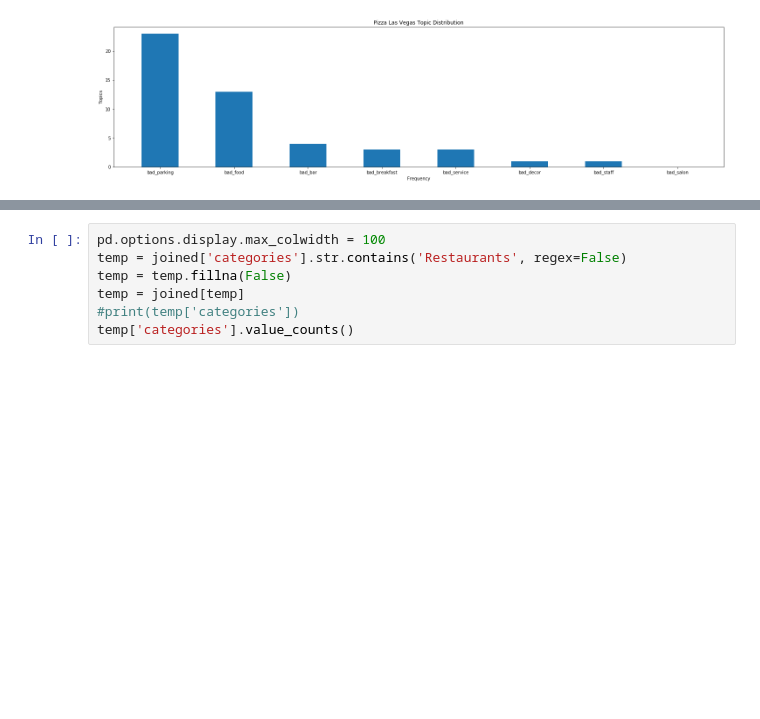
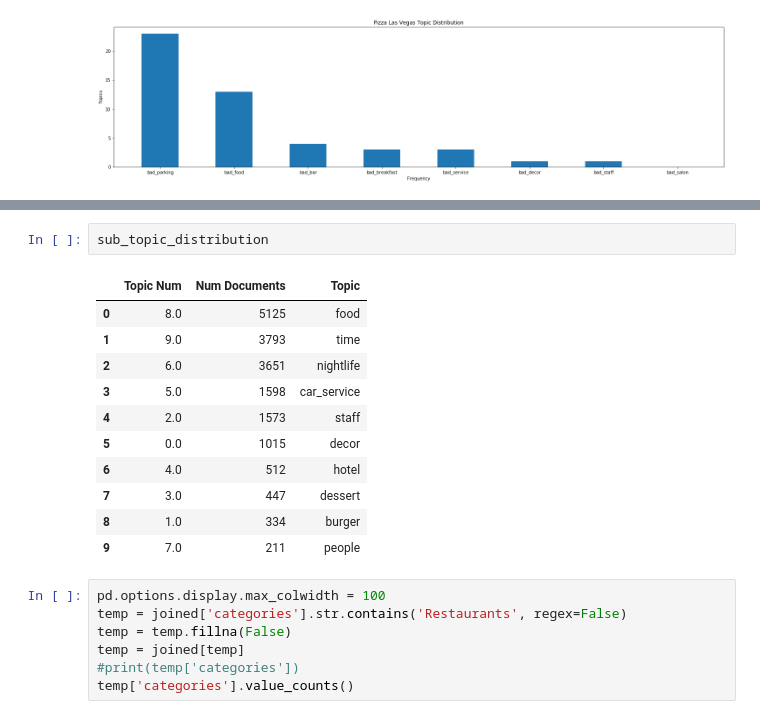
Before and after one commit to liangvi/Visualization_Demo_D3, a Jupyter notebook: Yelp_Jupyter_LDA.ipynb, the cells around one changed output, grey strips where cells are left out. Drawn from its saved outputs; the diff is of its cells as text; blank space fills up the shorter version.

```diff
--- a/Yelp_Jupyter_LDA.ipynb
+++ b/Yelp_Jupyter_LDA.ipynb
@@ -798,3 +880,17 @@ get_topic_distribution(restaurants, 'Pizza', 'Las Vegas')
+# %%
+sub_topic_distribution
+# %% [output]
+|  | Topic Num | Num Documents | Topic |
+| 0 | 8.0 | 5125 | food |
+| 1 | 9.0 | 3793 | time |
+| 2 | 6.0 | 3651 | nightlife |
+| 3 | 5.0 | 1598 | car_service |
+| 4 | 2.0 | 1573 | staff |
+| 5 | 0.0 | 1015 | decor |
+| 6 | 4.0 | 512 | hotel |
+| 7 | 3.0 | 447 | dessert |
+| 8 | 1.0 | 334 | burger |
+| 9 | 7.0 | 211 | people |
 # %%
 pd.options.display.max_colwidth = 100
 temp = joined['categories'].str.contains('Restaurants', regex=False)
```
Also changed, not shown: parts of 1 cell of this notebook, 5 other files.
